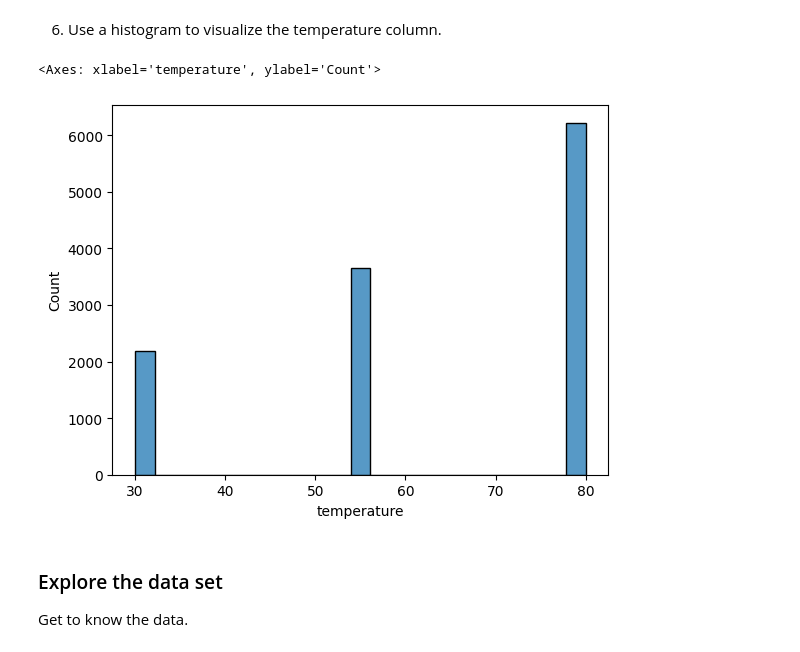
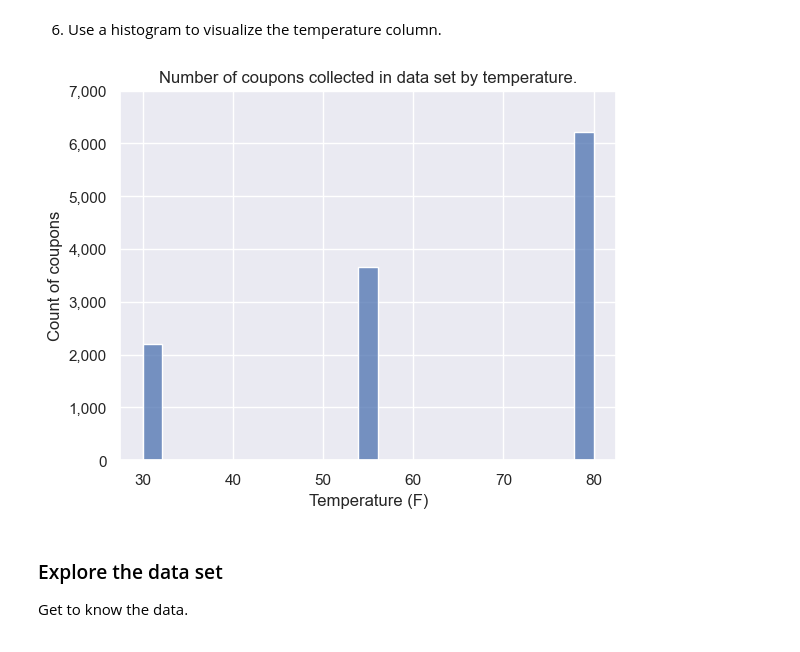
Before and after one commit to pasmith/ucb-mlai-mod-5, a Jupyter notebook: prompt.ipynb, the cells around one changed output. Cells and saved outputs as stored; diff of their text form; code cells hidden in the pictures.

Commit message:
add mising chart labels

```diff
--- a/prompt.ipynb
+++ b/prompt.ipynb
@@ -169,11 +169,19 @@ plt.show()
 [figure]
 # %% [markdown]
 6. Use a histogram to visualize the temperature column.
-# %%
-sns.histplot(data, x='temperature')
-# %% [output]
-<Axes: xlabel='temperature', ylabel='Count'>
-[figure, removed]
+# %%
+sns.histplot(data, x='temperature')
+
+plt.title("Number of coupons collected in data set by temperature.")
+plt.xlabel('Temperature (F)')
+plt.ylabel('Count of coupons')
+# format the y labels
+current_values = plt.gca().get_yticks()
+plt.gca().set_yticks(current_values)
+plt.gca().set_yticklabels(['{:,.0f}'.format(y) for y in current_values])
+plt.show()
+# %% [output]
+[figure, added]
 # %% [markdown]
 ### Explore the data set
 Get to know the data.
```
